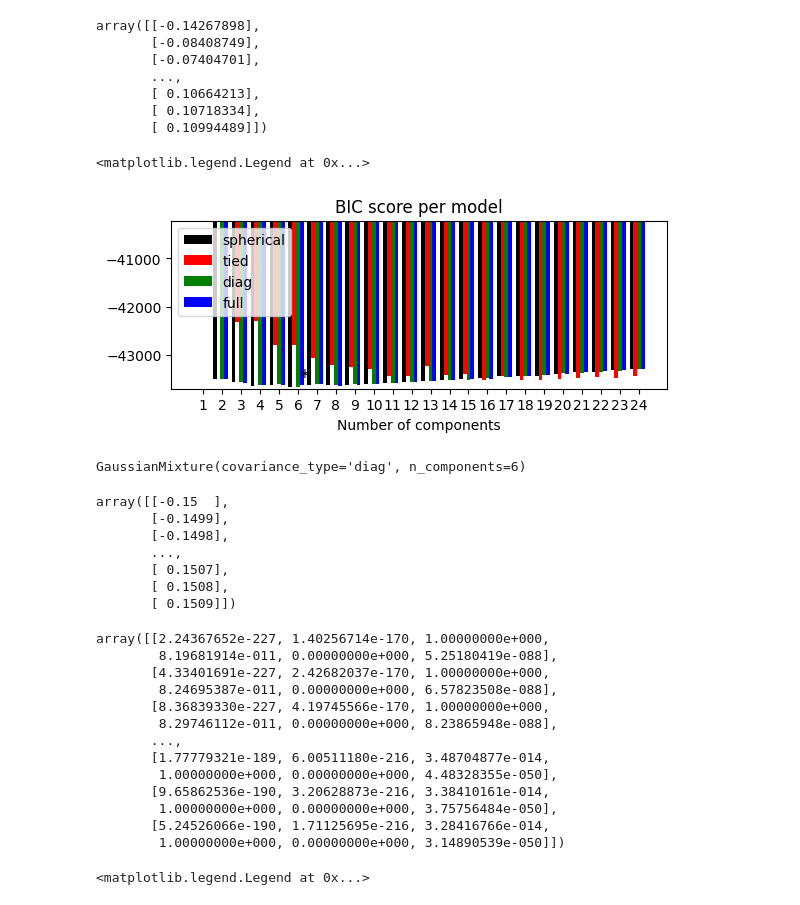
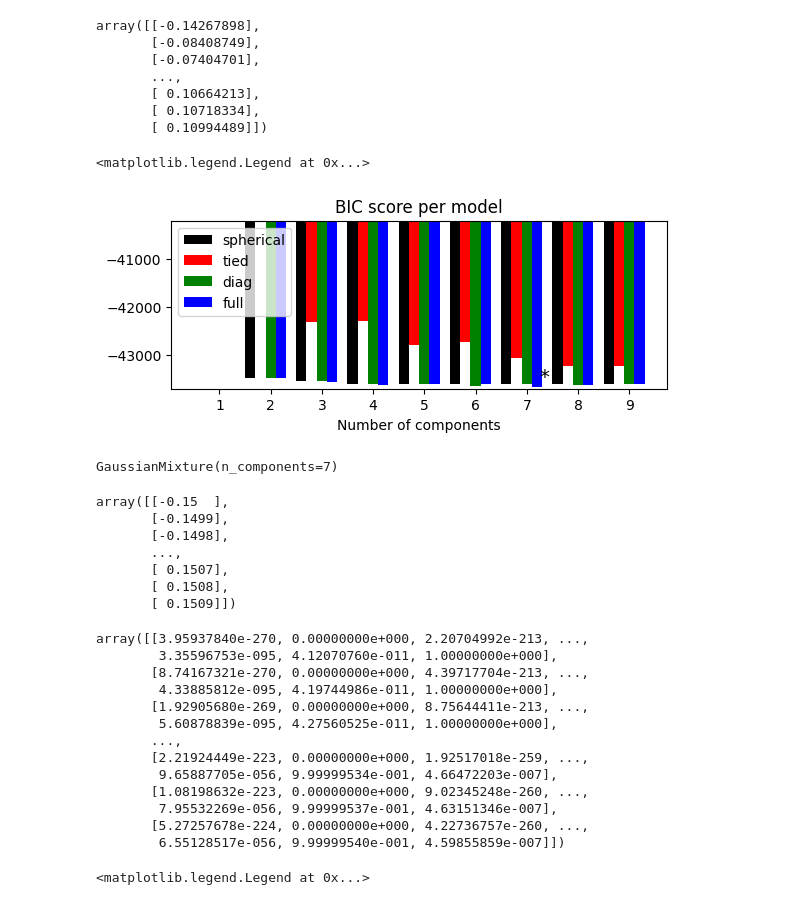
Before and after one commit to AnfimovAleksandr/mag_diploma, a Jupyter notebook: Непараметрический_2.ipynb, the cells around one changed output. Drawn from its saved outputs; the diff is of its cells as text; code cells hidden in the pictures.

```diff
--- a/Непараметрический_2.ipynb
+++ b/Непараметрический_2.ipynb
@@ -78,46 +79,46 @@ array([[-0.14267898],
 # %%
 lowest_bic = np.infty
 bic = []
-n_components_range = range(1, 25)
+n_components_range = range(1, 10)
 cv_types = ['spherical', 'tied', 'diag', 'full']
 for cv_type in cv_types:
     for n_components in n_components_range:
         # Fit a mixture of Gaussians with EM
         gmm = mixture.GaussianMixture(n_components=n_components, covariance_type=cv_type)
         gmm.fit(np_data_euro)
         bic.append(gmm.bic(np_data_euro))
         if bic[-1] < lowest_bic:
             lowest_bic = bic[-1]
             best_gmm = gmm
 
 bic = np.array(bic)
 color_iter = itertools.cycle(['k', 'r', 'g', 'b', 'c', 'm', 'y'])
 clf = best_gmm
 bars = []
 
 # Plot the BIC scores
 spl = plt.subplot(2, 1, 1)
 for i, (cv_type, color) in enumerate(zip(cv_types, color_iter)):
     xpos = np.array(n_components_range) + .2 * (i - 2)
     bars.append(plt.bar(xpos, bic[i * len(n_components_range):
                                   (i + 1) * len(n_components_range)],
                         width=.2, color=color))
 plt.xticks(n_components_range)
 plt.ylim([bic.min() * 1.01 - .01 * bic.max(), bic.max()])
 plt.title('BIC score per model')
 xpos = np.mod(bic.argmin(), len(n_components_range)) + .65 +\
     .2 * np.floor(bic.argmin() / len(n_components_range))
 plt.text(xpos, bic.min() * 0.97 + .03 * bic.max(), '*', fontsize=14)
 spl.set_xlabel('Number of components')
 spl.legend([b[0] for b in bars], cv_types)
 # %% [output]
 <matplotlib.legend.Legend at 0x...>
-[figure, old version]
+[figure, new version]
 # %%
 n_components = best_gmm.n_components
 best_gmm
 # %% [output]
-GaussianMixture(covariance_type='diag', n_components=6)
+GaussianMixture(n_components=7)
 # %%
 a_s = list(range(-1500, 1510))
 a_s = np.array(a_s).reshape(-1, 1) / 10000
@@ -135,19 +136,19 @@ array([[-0.15  ],
 X_probas = best_gmm.predict_proba(a_s)
 X_probas
 # %% [output]
-array([[2.24367652e-227, 1.40256714e-170, 1.00000000e+000,
-        8.19681914e-011, 0.00000000e+000, 5.25180419e-088],
-       [4.33401691e-227, 2.42682037e-170, 1.00000000e+000,
-        8.24695387e-011, 0.00000000e+000, 6.57823508e-088],
-       [8.36839330e-227, 4.19745566e-170, 1.00000000e+000,
-        8.29746112e-011, 0.00000000e+000, 8.23865948e-088],
+array([[3.95937840e-270, 0.00000000e+000, 2.20704992e-213, ...,
+        3.35596753e-095, 4.12070760e-011, 1.00000000e+000],
+       [8.74167321e-270, 0.00000000e+000, 4.39717704e-213, ...,
+        4.33885812e-095, 4.19744986e-011, 1.00000000e+000],
+       [1.92905680e-269, 0.00000000e+000, 8.75644411e-213, ...,
+        5.60878839e-095, 4.27560525e-011, 1.00000000e+000],
        ...,
-       [1.77779321e-189, 6.00511180e-216, 3.48704877e-014,
-        1.00000000e+000, 0.00000000e+000, 4.48328355e-050],
-       [9.65862536e-190, 3.20628873e-216, 3.38410161e-014,
-        1.00000000e+000, 0.00000000e+000, 3.75756484e-050],
-       [5.24526066e-190, 1.71125695e-216, 3.28416766e-014,
-        1.00000000e+000, 0.00000000e+000, 3.14890539e-050]])
+       [2.21924449e-223, 0.00000000e+000, 1.92517018e-259, ...,
+        9.65887705e-056, 9.99999534e-001, 4.66472203e-007],
+       [1.08198632e-223, 0.00000000e+000, 9.02345248e-260, ...,
+        7.95532269e-056, 9.99999537e-001, 4.63151346e-007],
+       [5.27257678e-224, 0.00000000e+000, 4.22736757e-260, ...,
+        6.55128517e-056, 9.99999540e-001, 4.59855859e-007]])
 # %%
 #plt.figure(figsize=(18, 8))
 plt.plot(a_s, X_probas[:, 0], color='k', label = '1 компонента')
```
Also changed, not shown: parts of 30 cells of this notebook.
